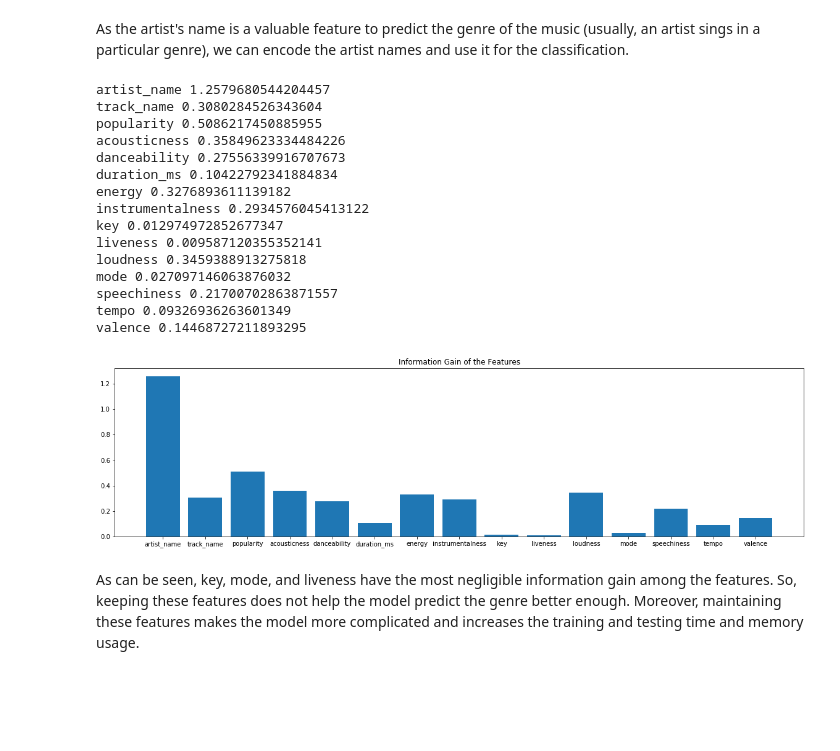
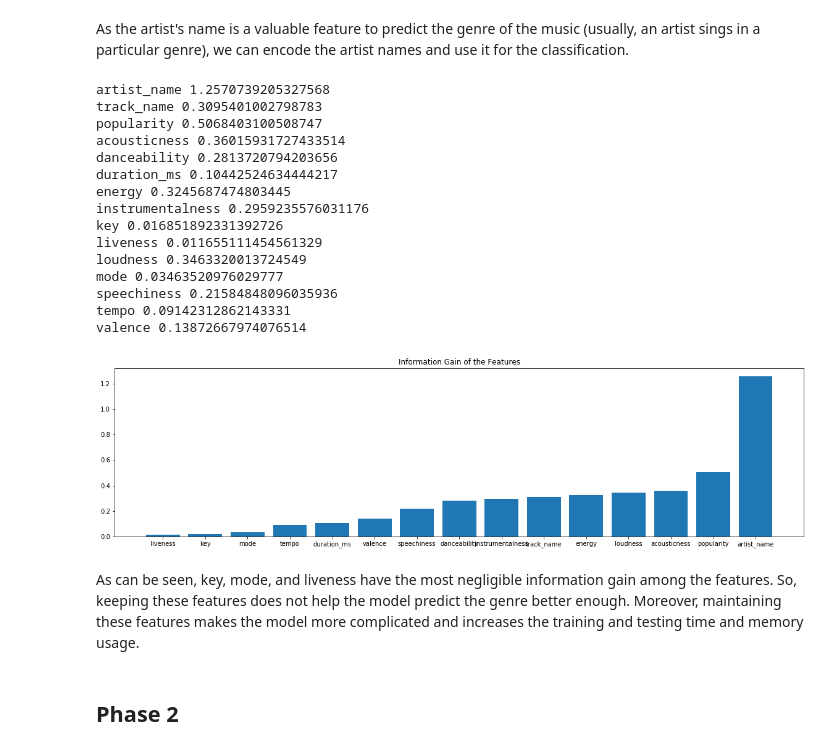
Before and after one commit to daniyalmaroufi/AI_Course, a Jupyter notebook: CA4/CA4.ipynb, the cells around one changed output. Drawn from its saved outputs; the diff is of its cells as text; code cells hidden in the pictures; blank space fills up the shorter version.

```diff
--- a/CA4/CA4.ipynb
+++ b/CA4/CA4.ipynb
@@ -217,43 +211,46 @@ A common alternative approach is called one-hot encoding (but it also goes by se
 # %% [markdown]
 As the artist's name is a valuable feature to predict the genre of the music (usually, an artist sings in a particular genre), we can encode the artist names and use it for the classification.
 # %%
-data['artist_name']=data['artist_name'].astype("category").cat.codes
+data_normal['artist_name']=data_normal['artist_name'].astype("category").cat.codes
 # %%
-data['track_name']=data['track_name'].astype("category").cat.codes
-data['key']=data['key'].astype("category").cat.codes
-data['mode']=data['mode'].astype("category").cat.codes
+data_normal['track_name']=data_normal['track_name'].astype("category").cat.codes
+data_normal['key']=data_normal['key'].astype("category").cat.codes
+data_normal['mode']=data_normal['mode'].astype("category").cat.codes
 # %%
-data['music_genre']=data['music_genre'].astype("category").cat.codes
+data_normal['music_genre']=data_normal['music_genre'].astype("category").cat.codes
 # %%
 from sklearn.feature_selection import mutual_info_classif
 
 features=['artist_name','track_name','popularity','acousticness','danceability','duration_ms','energy','instrumentalness','key','liveness','loudness','mode','speechiness','tempo','valence']
 features_information_gain={}
 for feature in features:
-    features_information_gain[feature]=mutual_info_classif(data[feature].to_numpy().reshape(-1, 1), data['music_genre'].to_numpy())[0]
+    features_information_gain[feature]=mutual_info_classif(data_normal[feature].to_numpy().reshape(-1, 1), data_normal['music_genre'].to_numpy())[0]
     print(feature,features_information_gain[feature])
 # %% [output]
-artist_name 1.2579680544204457
-track_name 0.3080284526343604
-popularity 0.5086217450885955
-acousticness 0.35849623334484226
-danceability 0.27556339916707673
-duration_ms 0.10422792341884834
-energy 0.3276893611139182
-instrumentalness 0.2934576045413122
-key 0.012974972852677347
-liveness 0.009587120355352141
-loudness 0.3459388913275818
-mode 0.027097146063876032
-speechiness 0.21700702863871557
-tempo 0.09326936263601349
-valence 0.14468727211893295
+artist_name 1.2570739205327568
+track_name 0.3095401002798783
+popularity 0.5068403100508747
+acousticness 0.36015931727433514
+danceability 0.2813720794203656
+duration_ms 0.10442524634444217
+energy 0.3245687474803445
+instrumentalness 0.2959235576031176
+key 0.016851892331392726
+liveness 0.011655111454561329
+loudness 0.3463320013724549
+mode 0.03463520976029777
+speechiness 0.21584848096035936
+tempo 0.09142312862143331
+valence 0.13872667974076514
 # %%
+features_information_gain=dict(sorted(features_information_gain.items(), key=lambda x:x[1]))
 plt.figure(figsize=(20,5))
 plt.bar(features_information_gain.keys(),features_information_gain.values())
 plt.title('Information Gain of the Features')
 plt.show()
 # %% [output]
-[figure, old version]
+[figure, new version]
 # %% [markdown]
 As can be seen, key, mode, and liveness have the most negligible information gain among the features. So, keeping these features does not help the model predict the genre better enough. Moreover, maintaining these features makes the model more complicated and increases the training and testing time and memory usage.
+# %% [markdown]
+## Phase 2
```
Also changed, not shown: parts of 8 cells of this notebook.
